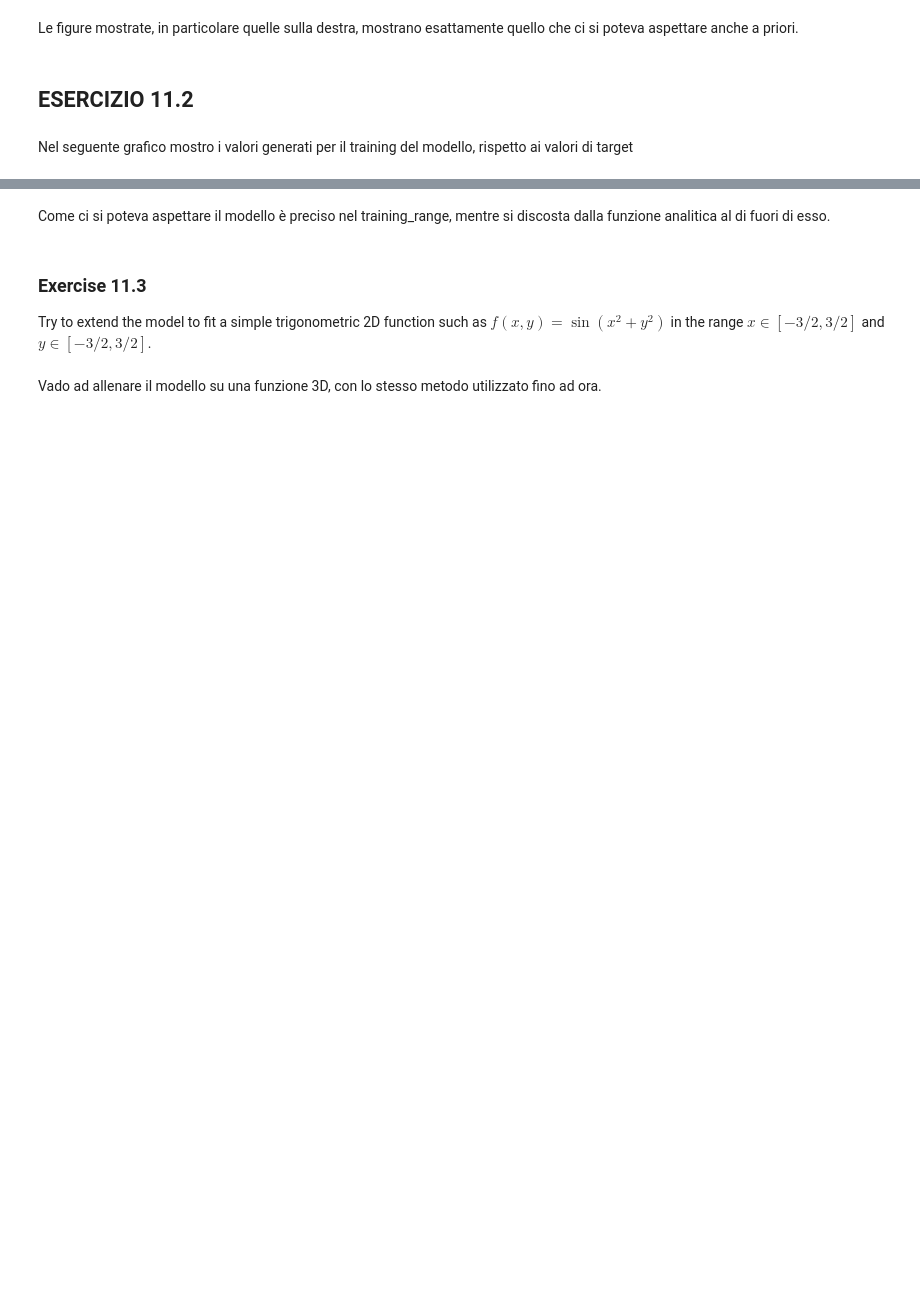
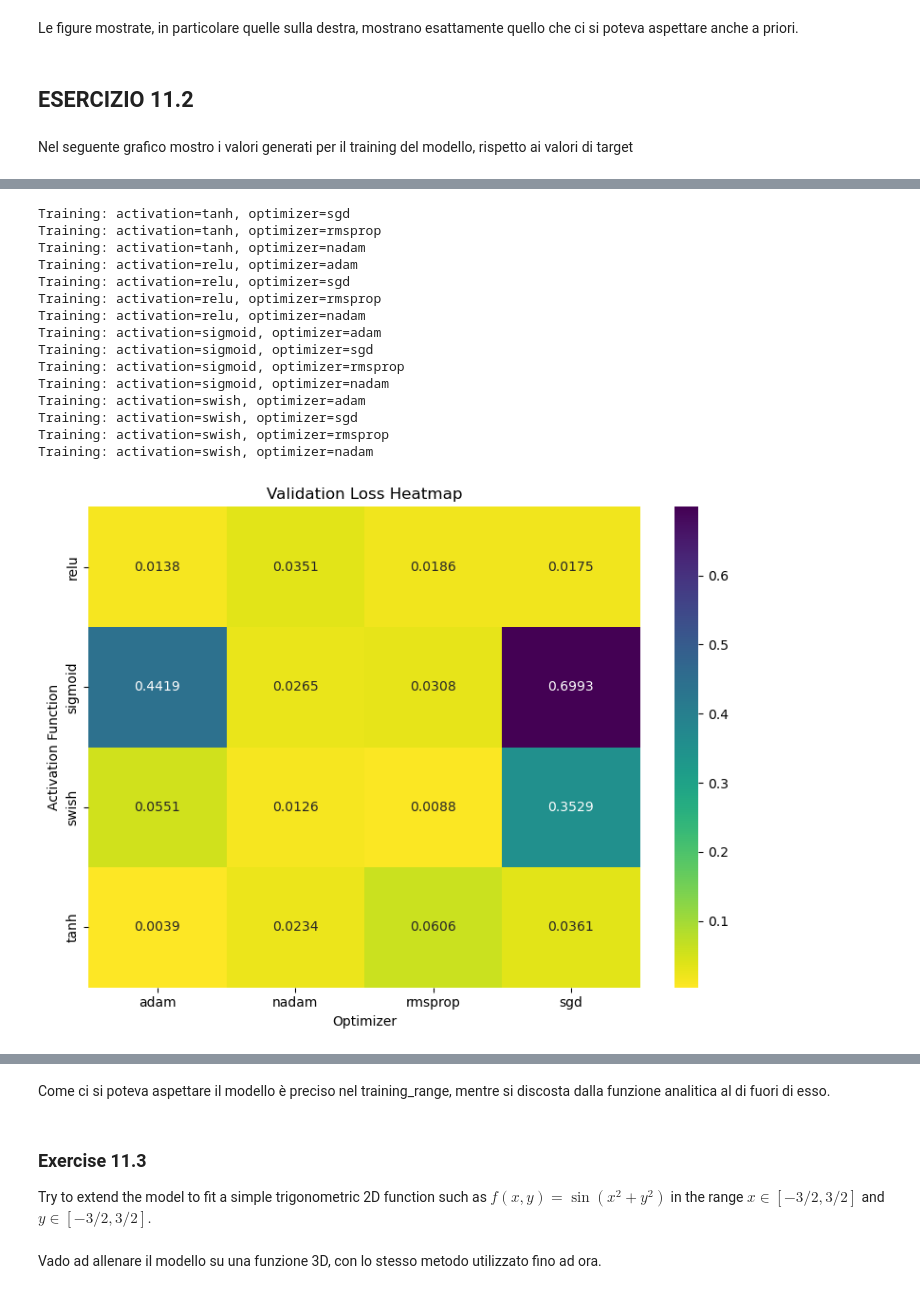
Before and after one commit to simonelance/labsimnum, a Jupyter notebook: Esercizi11/esercizio11.ipynb, the cells around one changed output, grey strips where cells are left out. Drawn from its saved outputs; the diff is of its cells as text; code cells hidden in the pictures; blank space fills up the shorter version.

```diff
--- a/Esercizi11/esercizio11.ipynb
+++ b/Esercizi11/esercizio11.ipynb
@@ -356,0 +287,64 @@ Test accuracy exact:     0.007419196423143148
+# %%
+
+
+# === Parametri ===
+activation_functions = [ 'tanh', 'relu', 'sigmoid', 'swish']
+optimizer_constructors = {
+    'adam': lambda: Adam(learning_rate=0.01),
+    'sgd': lambda: SGD(learning_rate=0.01),
+    'rmsprop': lambda: RMSprop(learning_rate=0.01),
+    'nadam': lambda: Nadam(learning_rate=0.01)
+}
+epochs = 50
+batch_size = 32
+
+# === Storage ===
+models_vec = []
+histories_vec = []
+results = []
+
+# === Ciclo Training ===
+for act in activation_functions:
+    for opt_name, opt_constructor in optimizer_constructors.items():
+        print(f"Training: activation={act}, optimizer={opt_name}")
+
+        optimizer = opt_constructor()  # nuova istanza ogni volta
+
+        model = Sequential([
+            Dense(40, activation=act, input_shape=(1,)),
+            Dense(20, activation=act),
+            Dense(1)
+        ])
+
+        model.compile(optimizer=optimizer, loss='mse')
+
+        history = model.fit(
+            x_train2, y_train2,
+            validation_data=(x_valid2, y_target2),
+            batch_size=batch_size,
+            epochs=epochs,
+            verbose=0
+        )
+
+        val_loss = model.evaluate(x_valid2, y_target2, verbose=0)
+
+        models_vec.append(model)
+        histories_vec.append(history)
+        results.append({
+            'activation': act,
+            'optimizer': opt_name,
+            'val_loss': val_loss
+        })
+
+# === HEATMAP ===
+results_df = pd.DataFrame(results)
+heatmap_data = results_df.pivot(index='activation', columns='optimizer', values='val_loss')
+
+plt.figure(figsize=(8, 6))
+sns.heatmap(heatmap_data, annot=True, fmt=".4f", cmap="viridis_r")
+plt.title("Validation Loss Heatmap")
+plt.xlabel("Optimizer")
+plt.ylabel("Activation Function")
+plt.tight_layout()
+plt.show()
+# %% [output]
@@ -356,0 +352,16 @@ Test accuracy exact:     0.007419196423143148
+Training: activation=tanh, optimizer=sgd
+Training: activation=tanh, optimizer=rmsprop
+Training: activation=tanh, optimizer=nadam
+Training: activation=relu, optimizer=adam
+Training: activation=relu, optimizer=sgd
+Training: activation=relu, optimizer=rmsprop
+Training: activation=relu, optimizer=nadam
+Training: activation=sigmoid, optimizer=adam
+Training: activation=sigmoid, optimizer=sgd
+Training: activation=sigmoid, optimizer=rmsprop
+Training: activation=sigmoid, optimizer=nadam
+Training: activation=swish, optimizer=adam
+Training: activation=swish, optimizer=sgd
+Training: activation=swish, optimizer=rmsprop
+Training: activation=swish, optimizer=nadam
+[figure, added]
```
Also changed, not shown: parts of 19 cells of this notebook, 1 other file.
